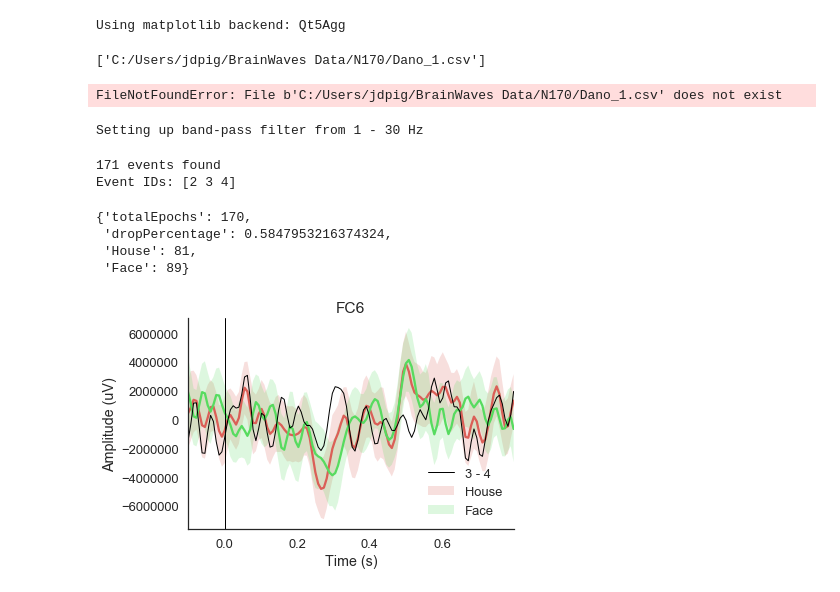
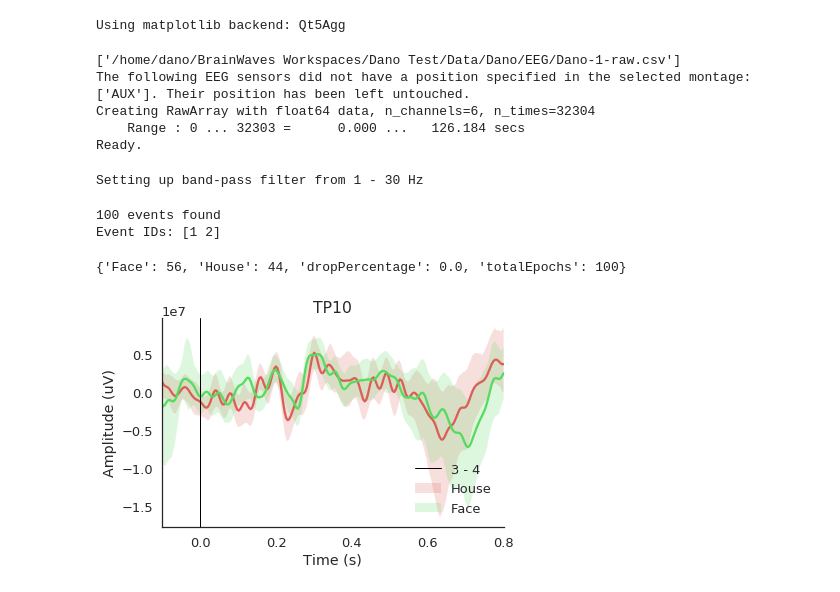
Before and after one commit to makebrainwaves/BrainWaves, a Jupyter notebook: notebooks/N170 Muse Analysis.ipynb, the cells around one changed output. Drawn from its saved outputs; the diff is of its cells as text; code cells hidden in the pictures.

Commit message:
Analysis functions detect channel indices and sampling rate

```diff
--- a/notebooks/N170 Muse Analysis.ipynb
+++ b/notebooks/N170 Muse Analysis.ipynb
@@ -18,16 +18,16 @@ import utils
 %matplotlib
 # %% [output]
 Using matplotlib backend: Qt5Agg
-# %%
-files = ['C:/Users/jdpig/BrainWaves Data/N170/Dano_1.csv']
-sfreq=256
-ch_ind = [0,1,2,3,4]
-stim_ind = 5
-replace_ch_names = None
-raw = utils.load_csv_as_raw(files, sfreq, ch_ind, stim_ind, replace_ch_names)
-# %% [output]
-['C:/Users/jdpig/BrainWaves Data/N170/Dano_1.csv']
-FileNotFoundError: File b'C:/Users/jdpig/BrainWaves Data/N170/Dano_1.csv' does not exist
+# %%
+files = ['/home/dano/BrainWaves Workspaces/Dano Test/Data/Dano/EEG/Dano-1-raw.csv']
+replace_ch_names = None
+raw = utils.load_data(files, replace_ch_names)
+# %% [output]
+['/home/dano/BrainWaves Workspaces/Dano Test/Data/Dano/EEG/Dano-1-raw.csv']
+The following EEG sensors did not have a position specified in the selected montage: ['AUX']. Their position has been left untouched.
+Creating RawArray with float64 data, n_channels=6, n_times=32304
+    Range : 0 ... 32303 =      0.000 ...   126.184 secs
+Ready.
 # %%
 ## Filtering Data
 
@@ -43,7 +43,7 @@ Setting up band-pass filter from 1 - 30 Hz
 ## Epoch Data
 
 # Input
-event_id = {'House': 3, 'Face': 4}
+event_id = {'House': 1, 'Face': 2}
 tmin=-0.1
 tmax=0.8
 baseline = (tmin, tmax)
@@ -60,23 +60,20 @@ epochs = Epochs(raw, events=events, event_id=event_id,
 # Output
 {"totalEpochs": len(epochs.events), "dropPercentage": (1 - len(epochs.events)/len(events)) * 100, **{x: len(epochs[x]) for x in event_id}}
 # %% [output]
-171 events found
-Event IDs: [2 3 4]
+100 events found
+Event IDs: [1 2]
-{'totalEpochs': 170,
- 'dropPercentage': 0.5847953216374324,
- 'House': 81,
- 'Face': 89}
+{'Face': 56, 'House': 44, 'dropPercentage': 0.0, 'totalEpochs': 100}
 # %%
 ## Plot ERPs
 
 # Input
-ch_ind = 10
+ch_ind = 3
 
 # Computation
 conditions = OrderedDict({key: [value] for (key, value) in event_id.items()})
 
 # Output
 X, y = utils.plot_conditions(epochs, ch_ind=ch_ind, conditions=conditions,
                                 ci=97.5, n_boot=1000, title='',)
 # %% [output]
-[figure, old version]
+[figure, new version]
```
Also changed, not shown: parts of 1 cell of this notebook, 3 other files.
